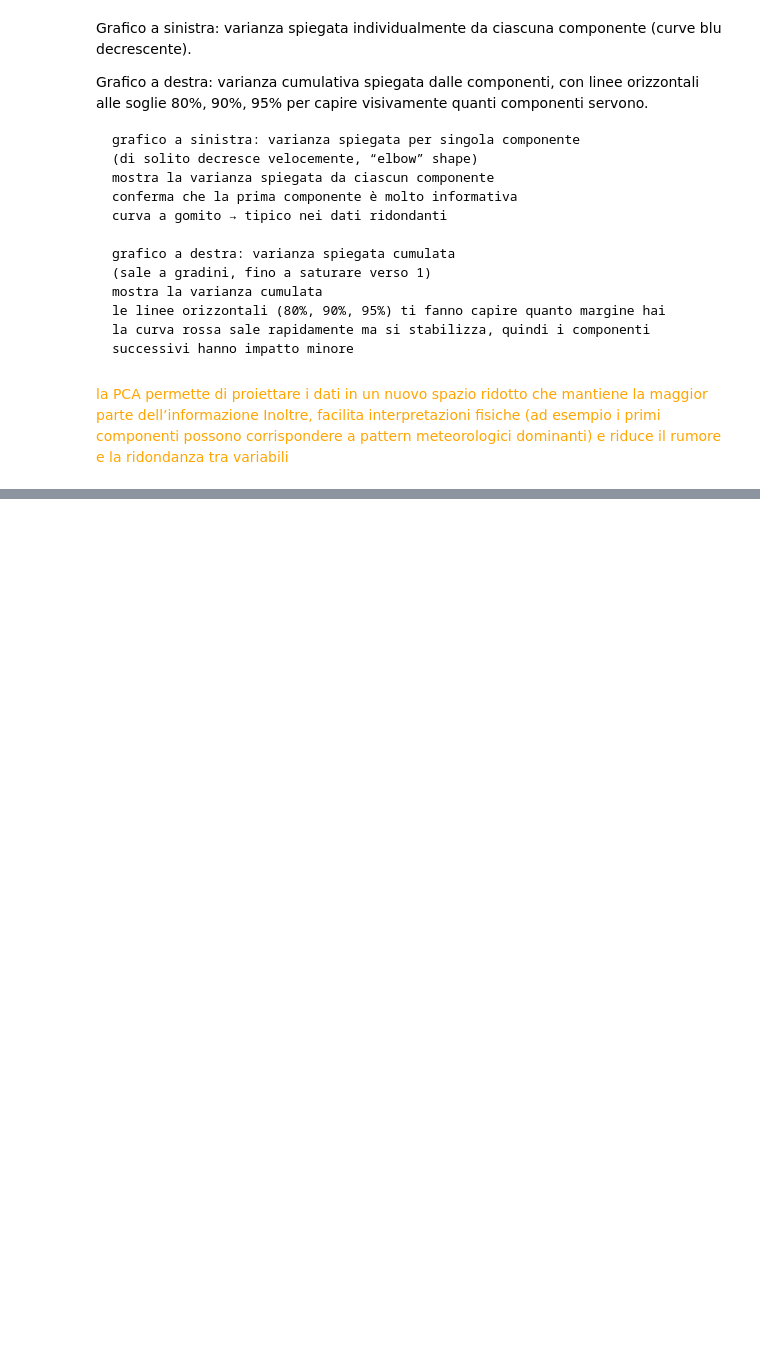
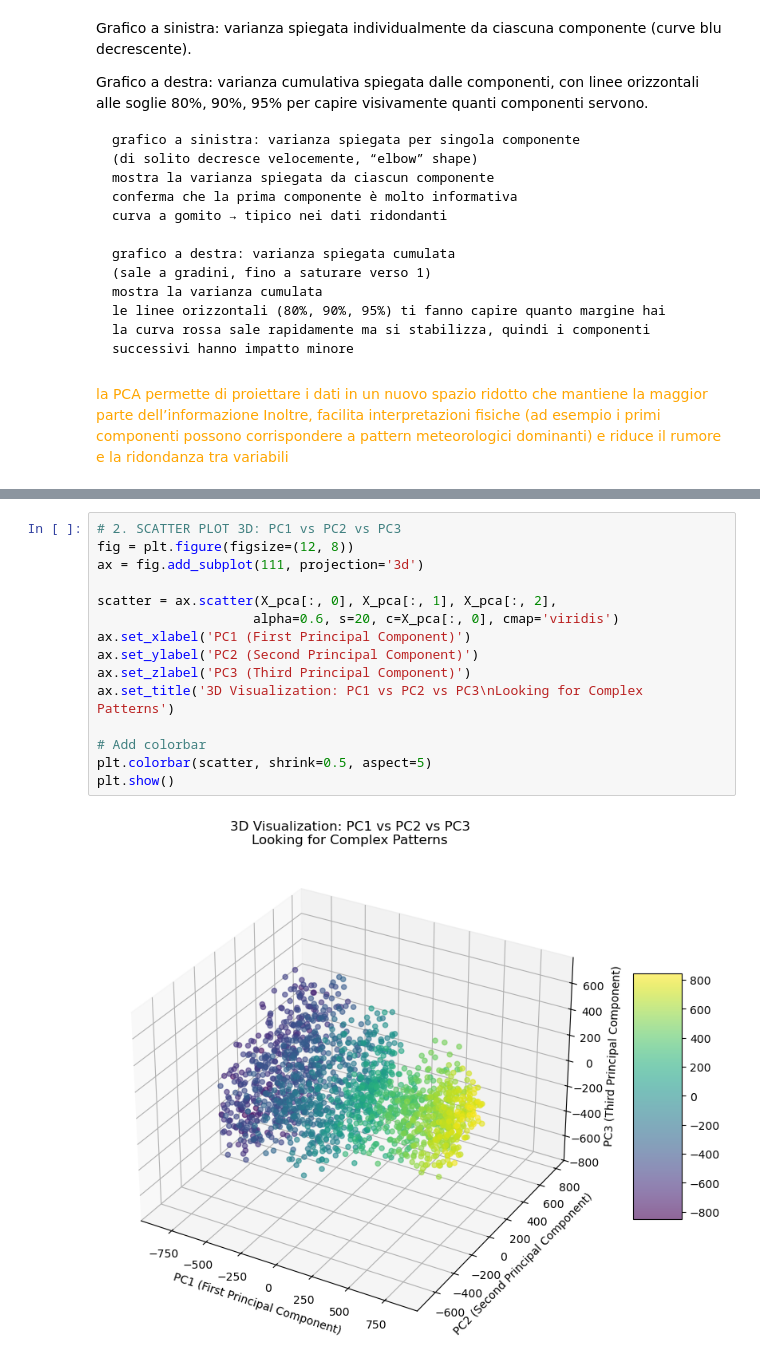
Before and after one commit to EugeniaBoccanera/ArpaV_Internship, a Jupyter notebook: main_64.ipynb, the cells around one changed output, grey strips where cells are left out. Cells and saved outputs as stored; diff of their text form; blank space fills up the shorter version.

```diff
--- a/main_64.ipynb
+++ b/main_64.ipynb
@@ -530,0 +572,17 @@ Correlazioni tra variabili meteorologiche (aggregate per livello)
+# %%
+# 2. SCATTER PLOT 3D: PC1 vs PC2 vs PC3
+fig = plt.figure(figsize=(12, 8))
+ax = fig.add_subplot(111, projection='3d')
+
+scatter = ax.scatter(X_pca[:, 0], X_pca[:, 1], X_pca[:, 2],
+                    alpha=0.6, s=20, c=X_pca[:, 0], cmap='viridis')
+ax.set_xlabel('PC1 (First Principal Component)')
+ax.set_ylabel('PC2 (Second Principal Component)')
+ax.set_zlabel('PC3 (Third Principal Component)')
+ax.set_title('3D Visualization: PC1 vs PC2 vs PC3\nLooking for Complex Patterns')
+
+# Add colorbar
+plt.colorbar(scatter, shrink=0.5, aspect=5)
+plt.show()
+# %% [output]
+[figure, added]
```
Also changed, not shown: parts of 16 cells of this notebook.
